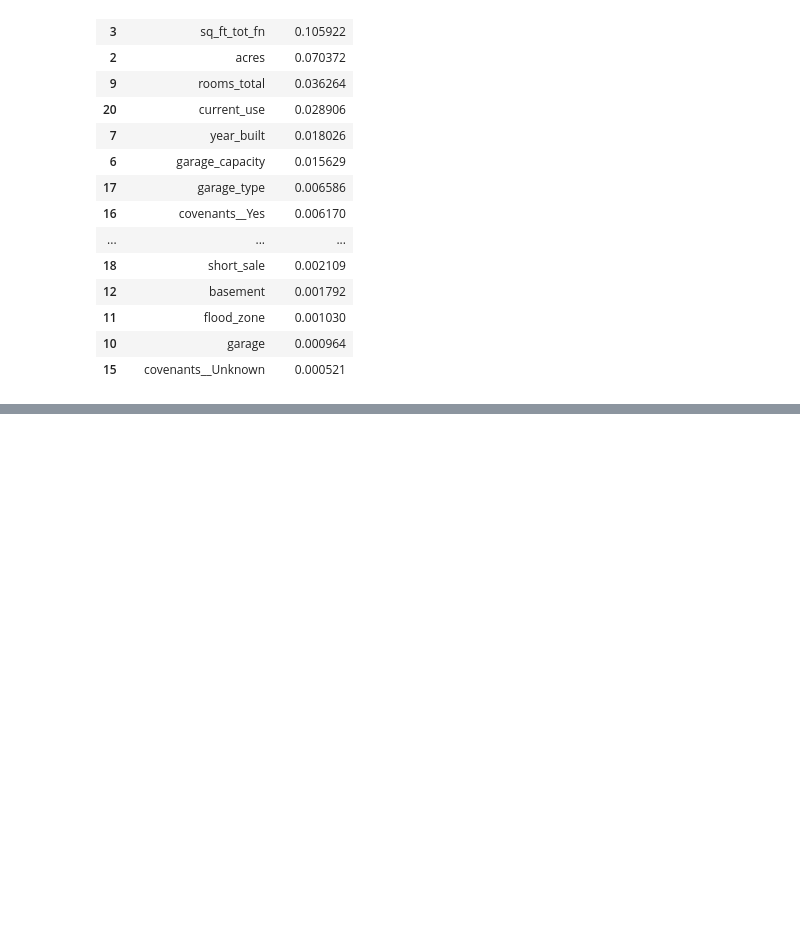
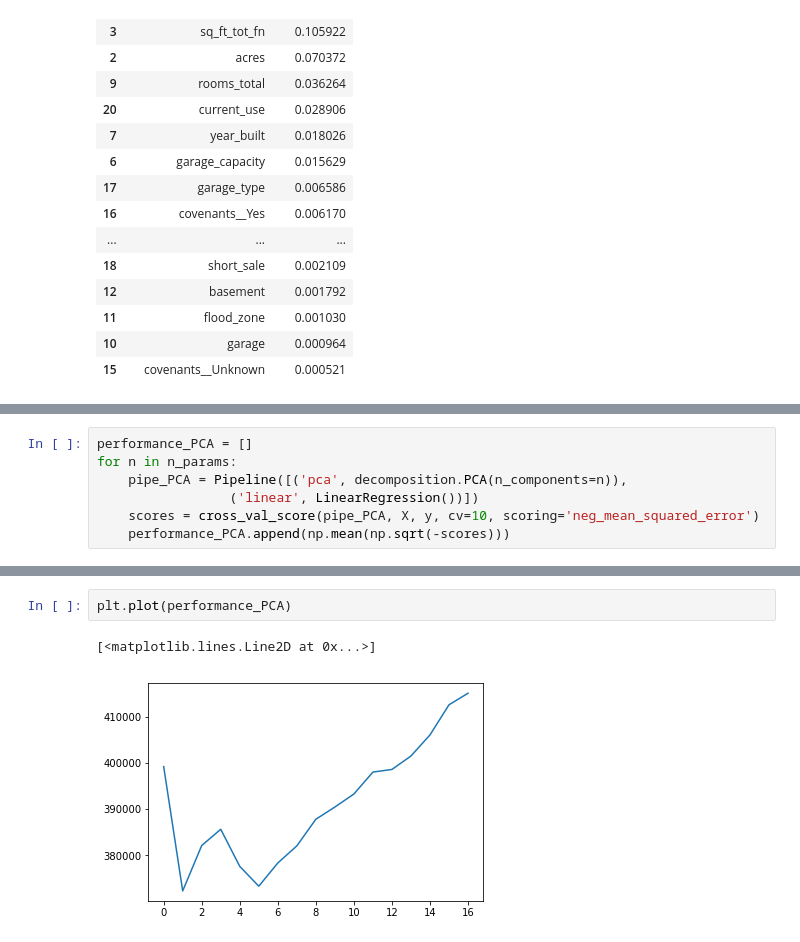
Before and after one commit to minhchan11/GA-Capstone-RealEstate, a Jupyter notebook: notebooks/Deep Experimentation.ipynb, the cells around one changed output, grey strips where cells are left out. Cells and saved outputs as stored; diff of their text form; blank space fills up the shorter version.

```diff
--- a/notebooks/Deep Experimentation.ipynb
+++ b/notebooks/Deep Experimentation.ipynb
@@ -354,0 +456,7 @@ pd.DataFrame({'feature':df_features.columns, 'importance':rfg.feature_importance
+# %%
+performance_PCA = []
+for n in n_params:
+    pipe_PCA = Pipeline([('pca', decomposition.PCA(n_components=n)),
+                 ('linear', LinearRegression())])
+    scores = cross_val_score(pipe_PCA, X, y, cv=10, scoring='neg_mean_squared_error')
+    performance_PCA.append(np.mean(np.sqrt(-scores)))
@@ -354,0 +467,5 @@ pd.DataFrame({'feature':df_features.columns, 'importance':rfg.feature_importance
+# %%
+plt.plot(performance_PCA)
+# %% [output]
+[<matplotlib.lines.Line2D at 0x...>]
+[figure, added]
```
Also changed, not shown: parts of 90 cells of this notebook, 2 other files.
